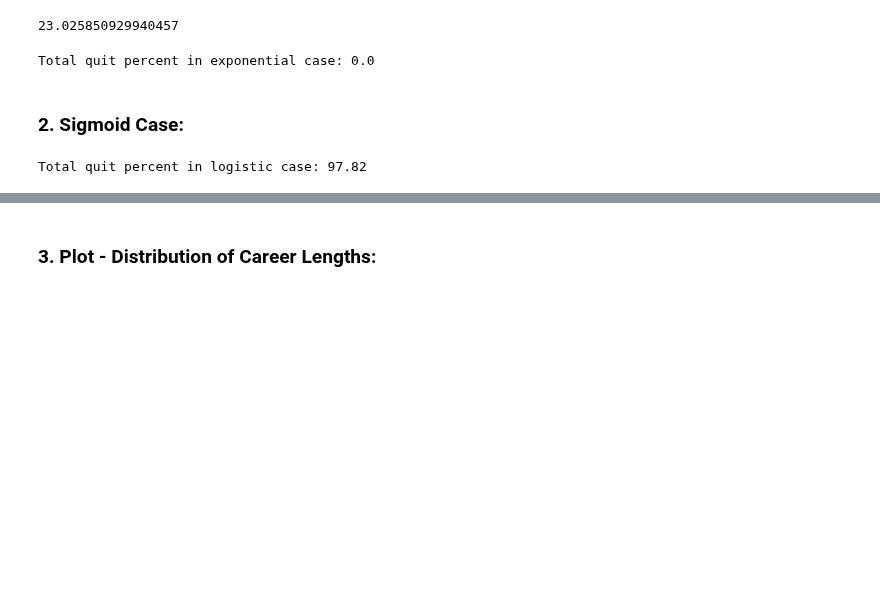
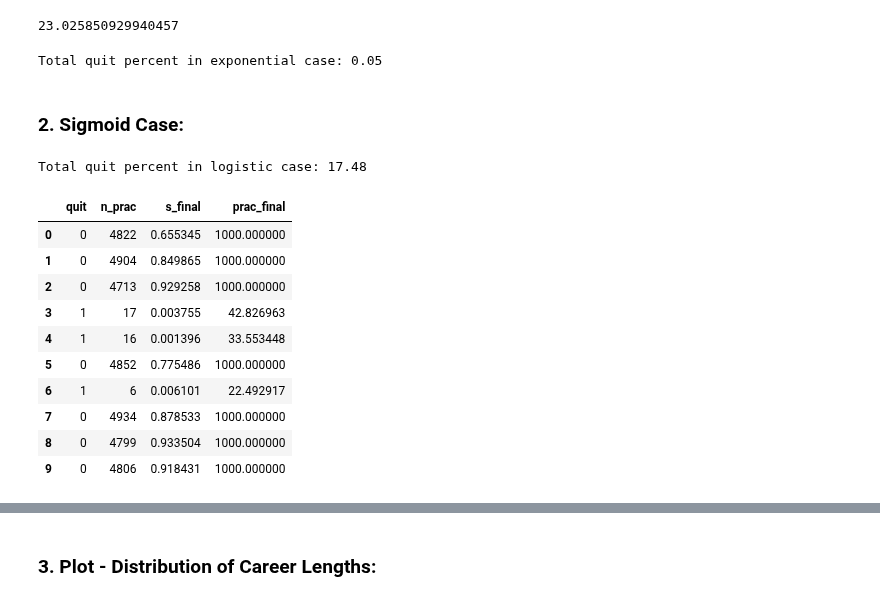
Before and after one commit to plaskar/rps_model, a Jupyter notebook: notebooks/Quit times.ipynb, the cells around one changed output, grey strips where cells are left out. Saved outputs shown, nothing was run; the diff lists cells and outputs as text; code cells hidden in the pictures; blank space fills up the shorter version.

```diff
--- a/notebooks/Quit times.ipynb
+++ b/notebooks/Quit times.ipynb
@@ -93,7 +94,7 @@ for i in range(n_sims):
                     practice_rate_func = simple_linear_rate(a=0.2, b=5),
                     waiting_time_dist = exponential_waiting_time,
                     initial_skill=0.1, initial_practice_rate=1,
-                    quit_thresh=20, max_time=3000)
+                    quit_thresh=10, max_time=1000)
 
     tmp_sim.run_simulation()
     quit_tmp = tmp_sim.quit # quit?
@@ -122,7 +123,7 @@ df_exp_quit.to_csv('../data/df_exp_quit.csv')
 exp_quit_perc = np.round(sum(df_exp_quit['quit']==1)*100/n_sims, 2)
 print('Total quit percent in exponential case: '  + str(exp_quit_perc))
 # %% [output]
-Total quit percent in exponential case: 0.0
+Total quit percent in exponential case: 0.05
 # %% [markdown]
 ### 2. Sigmoid Case:
 # %%
@@ -133,12 +134,12 @@ n_prac_log = [] # number of pracytice events
 s_final_log = [] # final skill
 prac_final_log = []
 for i in range(n_sims):
-    tmp_sim = RPS_quittime(learning_func = logistic_learning(alpha=0.2),
+    tmp_sim = RPS_quittime(learning_func = logistic_learning(alpha=0.4),
                     forgetting_func = exponential_forgetting(forgetting_rate=0.2),
                     practice_rate_func = simple_linear_rate(a=0.2, b=5),
                     waiting_time_dist = exponential_waiting_time,
                     initial_skill=0.1, initial_practice_rate=1,
-                    quit_thresh=20, max_time=3000)
+                    quit_thresh=10, max_time=1000)
 
     tmp_sim.run_simulation()
     quit_tmp = tmp_sim.quit # quit?
@@ -167,7 +168,21 @@ df_log_quit.to_csv('../data/df_log_quit.csv')
 log_quit_perc = np.round(sum(df_log_quit['quit']==1)*100/n_sims, 2)
 print('Total quit percent in logistic case: '  + str(log_quit_perc))
 # %% [output]
-Total quit percent in logistic case: 97.82
+Total quit percent in logistic case: 17.48
+# %%
+df_log_quit.head(10)
+# %% [output]
+|  | quit | n_prac | s_final | prac_final |
+| 0 | 0 | 4822 | 0.655345 | 1000.000000 |
+| 1 | 0 | 4904 | 0.849865 | 1000.000000 |
+| 2 | 0 | 4713 | 0.929258 | 1000.000000 |
+| 3 | 1 | 17 | 0.003755 | 42.826963 |
+| 4 | 1 | 16 | 0.001396 | 33.553448 |
+| 5 | 0 | 4852 | 0.775486 | 1000.000000 |
+| 6 | 1 | 6 | 0.006101 | 22.492917 |
+| 7 | 0 | 4934 | 0.878533 | 1000.000000 |
+| 8 | 0 | 4799 | 0.933504 | 1000.000000 |
+| 9 | 0 | 4806 | 0.918431 | 1000.000000 |
 # %%
 plt.hist(s_final_log)
 plt.show()
```
Also changed, not shown: parts of 8 cells of this notebook, 13 other files.
